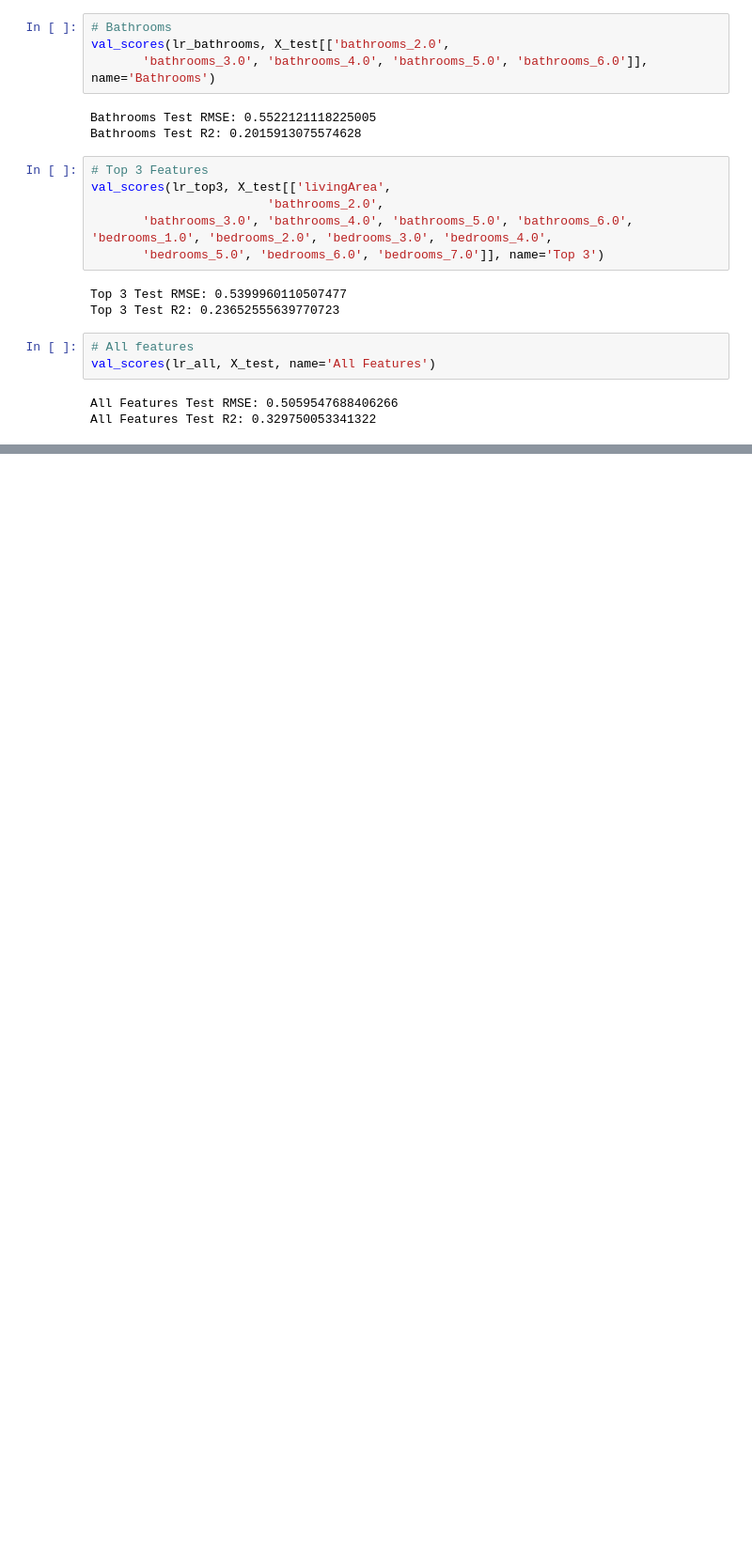
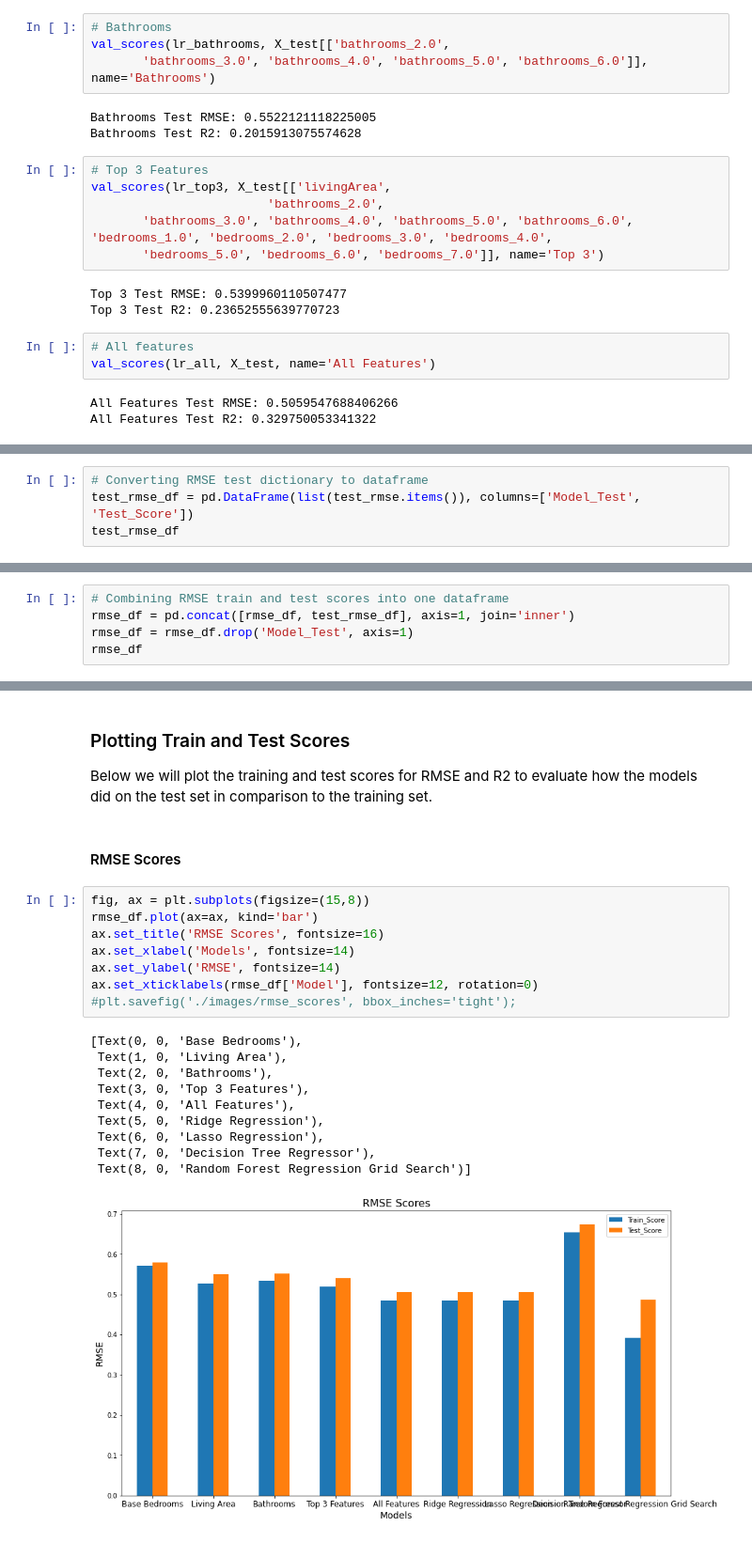
Before and after one commit to erin-vu/real_estate, a Jupyter notebook: Real Estate Analysis.ipynb, the cells around one changed output, grey strips where cells are left out. Shown at 94% size. Drawn from its saved outputs; the diff is of its cells as text; blank space fills up the shorter version.

Commit message:
added all eval and comparison between train and test

```diff
--- a/Real Estate Analysis.ipynb
+++ b/Real Estate Analysis.ipynb
@@ -1606,0 +1626,4 @@ All Features Test R2: 0.329750053341322
+# %%
+# Converting RMSE test dictionary to dataframe
+test_rmse_df = pd.DataFrame(list(test_rmse.items()), columns=['Model_Test', 'Test_Score'])
+test_rmse_df
@@ -1606,0 +1641,5 @@ All Features Test R2: 0.329750053341322
+# %%
+# Combining RMSE train and test scores into one dataframe
+rmse_df = pd.concat([rmse_df, test_rmse_df], axis=1, join='inner')
+rmse_df = rmse_df.drop('Model_Test', axis=1)
+rmse_df
@@ -1606,0 +1688,24 @@ All Features Test R2: 0.329750053341322
+# %% [markdown]
+### Plotting Train and Test Scores
+Below we will plot the training and test scores for RMSE and R2 to evaluate how the models did on the test set in comparison to the training set.
+# %% [markdown]
+ #### RMSE Scores
+# %%
+fig, ax = plt.subplots(figsize=(15,8))
+rmse_df.plot(ax=ax, kind='bar')
+ax.set_title('RMSE Scores', fontsize=16)
+ax.set_xlabel('Models', fontsize=14)
+ax.set_ylabel('RMSE', fontsize=14)
+ax.set_xticklabels(rmse_df['Model'], fontsize=12, rotation=0)
+#plt.savefig('./images/rmse_scores', bbox_inches='tight');
+# %% [output]
+[Text(0, 0, 'Base Bedrooms'),
+ Text(1, 0, 'Living Area'),
+ Text(2, 0, 'Bathrooms'),
+ Text(3, 0, 'Top 3 Features'),
+ Text(4, 0, 'All Features'),
+ Text(5, 0, 'Ridge Regression'),
+ Text(6, 0, 'Lasso Regression'),
+ Text(7, 0, 'Decision Tree Regressor'),
+ Text(8, 0, 'Random Forest Regression Grid Search')]
+[figure, added]
```
Also changed, not shown: parts of 19 cells of this notebook.
